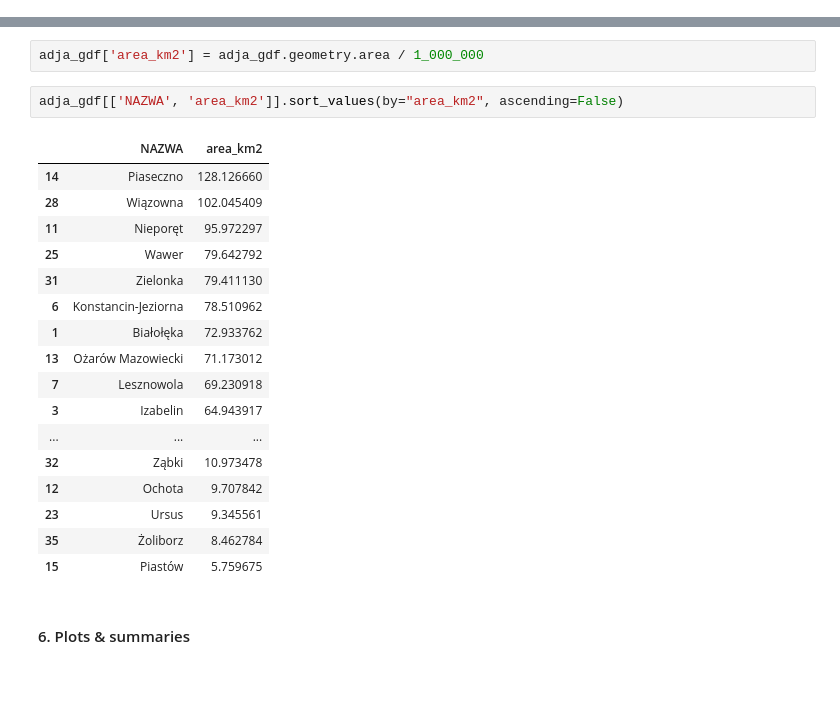
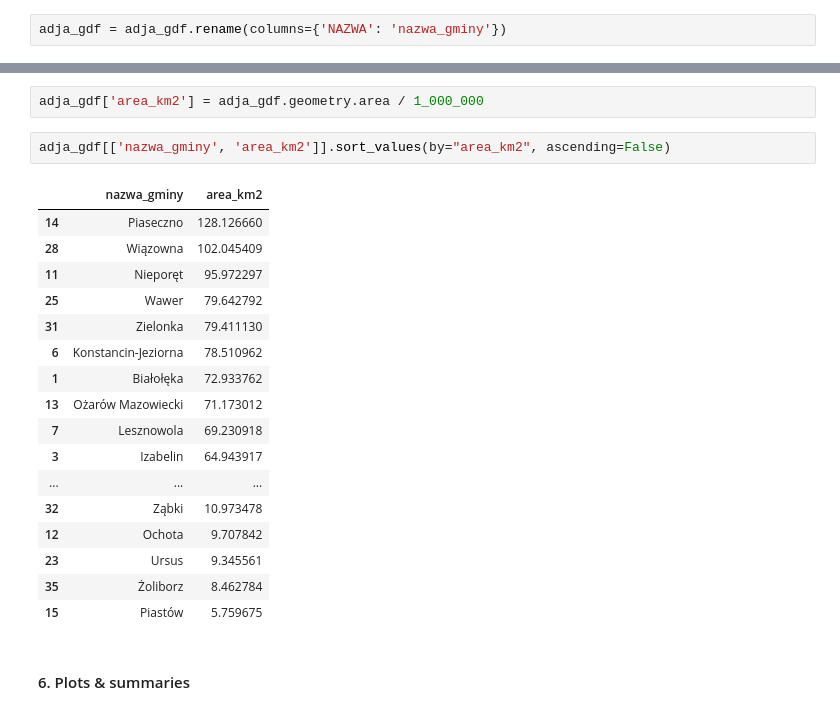
Before and after one commit to aleksandraradecka1/plots_poland, a Jupyter notebook: querying_transactions.ipynb, the cells around one changed output, grey strips where cells are left out. Drawn from its saved outputs; the diff is of its cells as text; blank space fills up the shorter version.

```diff
--- a/querying_transactions.ipynb
+++ b/querying_transactions.ipynb
@@ -452,6 +449,8 @@ adja_df['geometry'] = adja_df['geom_wkt'].apply(wkt.loads)
 adja_gdf = gpd.GeoDataFrame(adja_df, geometry='geometry', crs='EPSG:2180')
 # %%
 adja_gdf = adja_gdf.drop('geom_wkt', axis=1)
+# %%
+adja_gdf = adja_gdf.rename(columns={'NAZWA': 'nazwa_gminy'})
 # %%
 adja_gdf.tail()
 # %% [output]
@@ -468,9 +467,9 @@ adja_gdf.plot();
 # %%
 adja_gdf['area_km2'] = adja_gdf.geometry.area / 1_000_000
 # %%
-adja_gdf[['NAZWA', 'area_km2']].sort_values(by="area_km2", ascending=False)
+adja_gdf[['nazwa_gminy', 'area_km2']].sort_values(by="area_km2", ascending=False)
 # %% [output]
-|  | NAZWA | area_km2 |
+|  | nazwa_gminy | area_km2 |
 | 14 | Piaseczno | 128.126660 |
 | 28 | Wiązowna | 102.045409 |
 | 11 | Nieporęt | 95.972297 |
```
Also changed, not shown: parts of 48 cells of this notebook.
